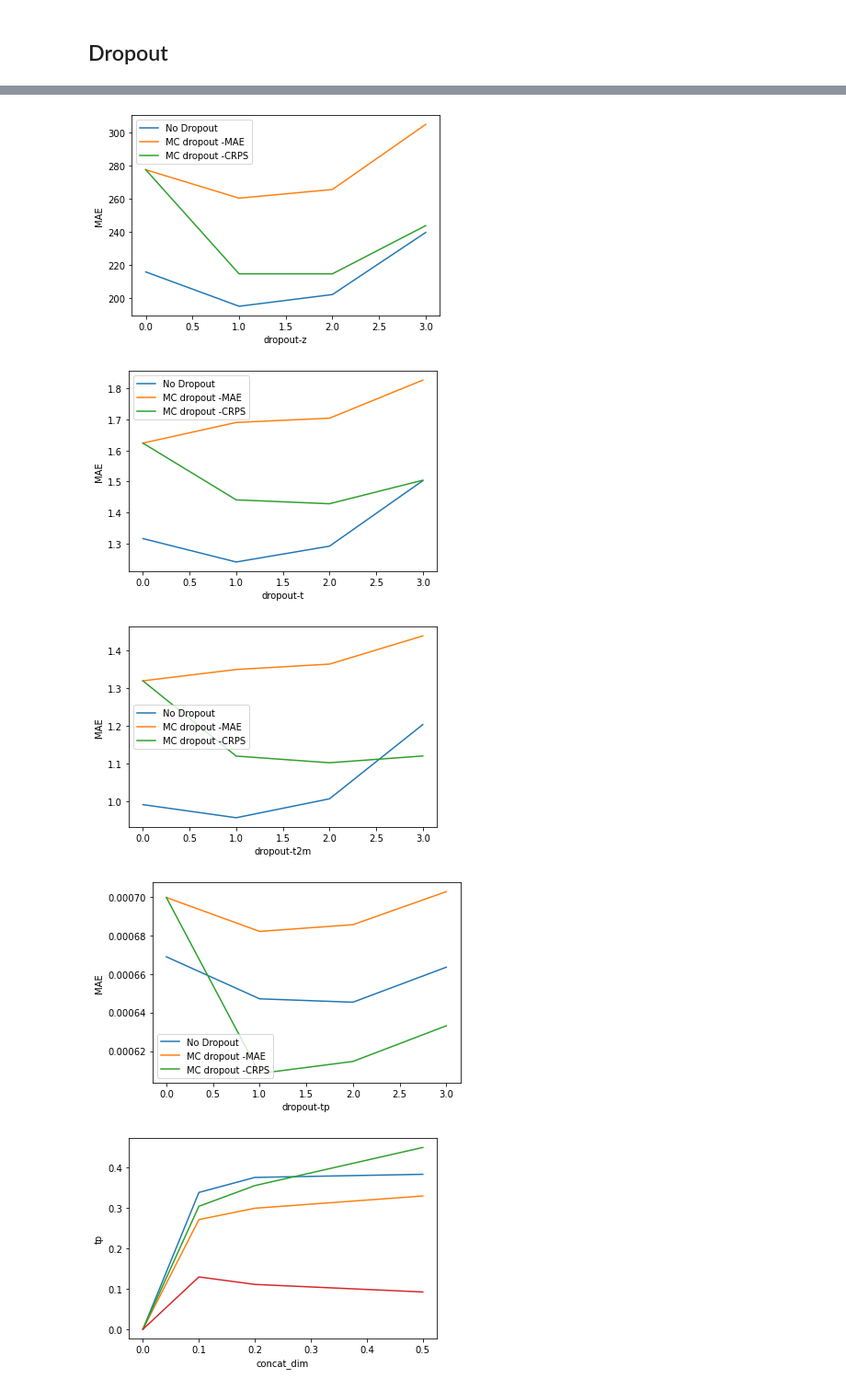
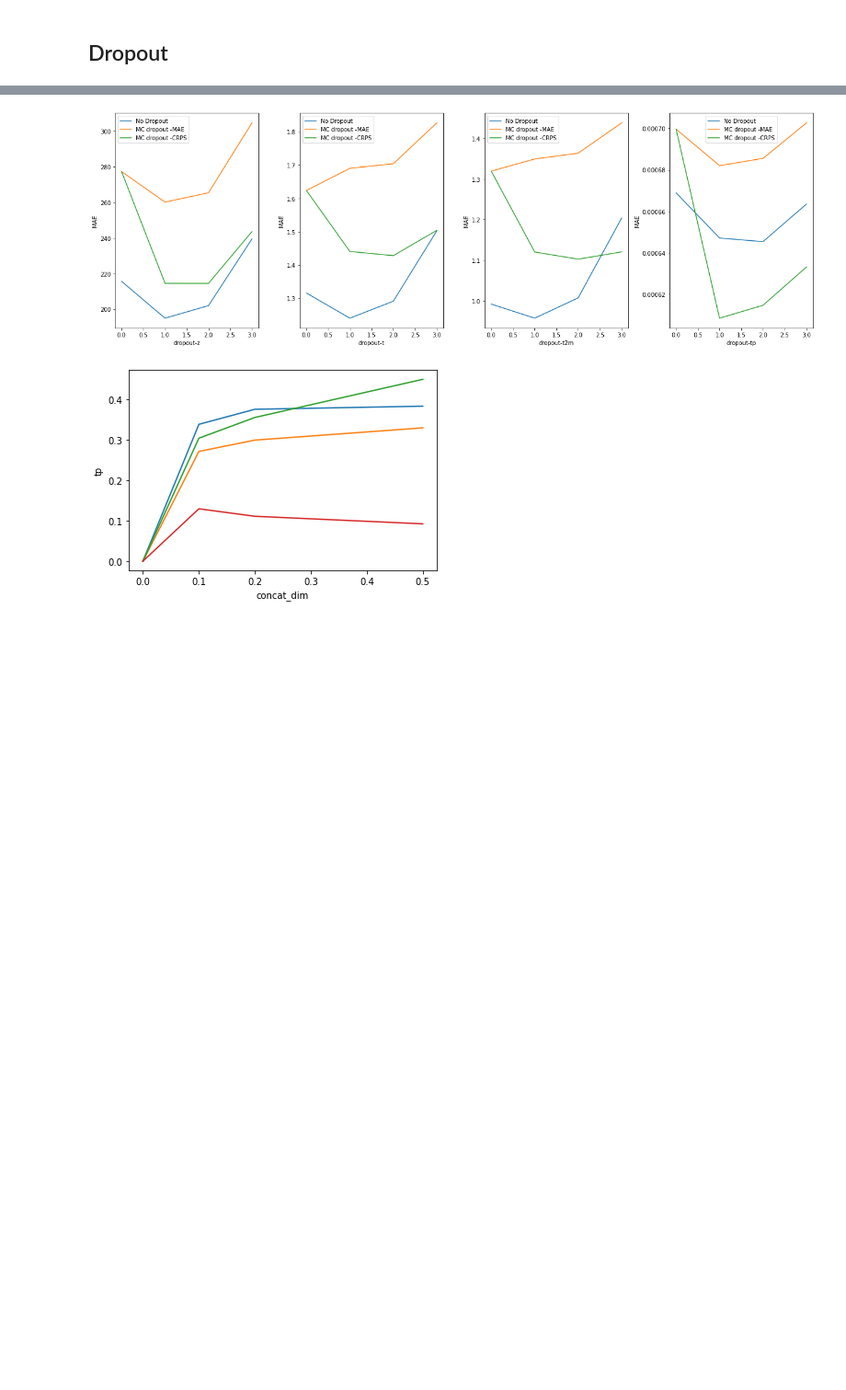
Before and after one commit to sagar-garg/WeatherBench, a Jupyter notebook: nbs_probabilistic/Data Maps.ipynb, the cells around one changed output, grey strips where cells are left out. Shown at 92% size. Saved outputs shown, nothing was run; the diff lists cells and outputs as text; code cells hidden in the pictures; blank space fills up the shorter version.

```diff
--- a/nbs_probabilistic/Data Maps.ipynb
+++ b/nbs_probabilistic/Data Maps.ipynb
@@ -141,12 +141,14 @@ for j, v in enumerate(['z', 't', 't2m', 'tp']):
 dropout_det_rmse=xr.open_dataset(f'{result_dir}/dropout_det_rmse.nc')
 dropout_mc_rmse=xr.open_dataset(f'{result_dir}/dropout_rmse.nc')
 # %%
-for v in ['z','t','t2m','tp']:
-    fig, ax = plt.subplots()
-    ax.plot(dropout_det_rmse[v], label='No Dropout')
-    ax.plot(dropout_mc_rmse[v], label='MC dropout')
-    ax.set_xlabel(f'dropout-{v}')
-    ax.set_ylabel('RMSE')
+fig, ax = plt.subplots(1, 4, figsize=(18 , 6))
+for j, v in enumerate(['z','t','t2m','tp']):
+
+    ax[j].plot(dropout_det_rmse[v], label='No Dropout')
+    ax[j].plot(dropout_mc_rmse[v], label='MC dropout')
+    ax[j].set_xlabel(f'dropout-{v}')
+    ax[j].set_ylabel('RMSE')
 #ax.set_title("Simple Plot")
-    ax.legend()
+    ax[j].legend()
+    fig.tight_layout()
 # %% [output]
@@ -161,20 +160,18 @@ dropout_mc_crps=xr.open_dataset(f'{result_dir}/dropout_crps.nc')
 # %%
 
 
-for v in ['z','t','t2m','tp']:
-    fig, ax = plt.subplots()
-    ax.plot(dropout_det_mae[v], label='No Dropout')
-    ax.plot(dropout_mc_mae[v], label='MC dropout -MAE')
-    ax.plot(dropout_mc_crps[v], label='MC dropout -CRPS')
-    ax.set_xlabel(f'dropout-{v}')
-    ax.set_ylabel('MAE')
+fig, ax = plt.subplots(1, 4, figsize=(18 , 6))
+for j, v in enumerate(['z','t','t2m','tp']):
+    ax[j].plot(dropout_det_mae[v], label='No Dropout')
+    ax[j].plot(dropout_mc_mae[v], label='MC dropout -MAE')
+    ax[j].plot(dropout_mc_crps[v], label='MC dropout -CRPS')
+    ax[j].set_xlabel(f'dropout-{v}')
+    ax[j].set_ylabel('MAE')
 #ax.set_title("Simple Plot")
-    ax.legend()
+    ax[j].legend()
+    fig.tight_layout()
 # %% [output]
-[figure, old version]
+[figure, new version]
-[figure, removed]
-[figure, removed]
-[figure, removed]
 # %%
 #Why is deterministic forecast better performing (both RMSE, CRPS) than MC. Is it the same network?
 # %%
```
Also changed, not shown: parts of 13 cells of this notebook, 1 other file.
